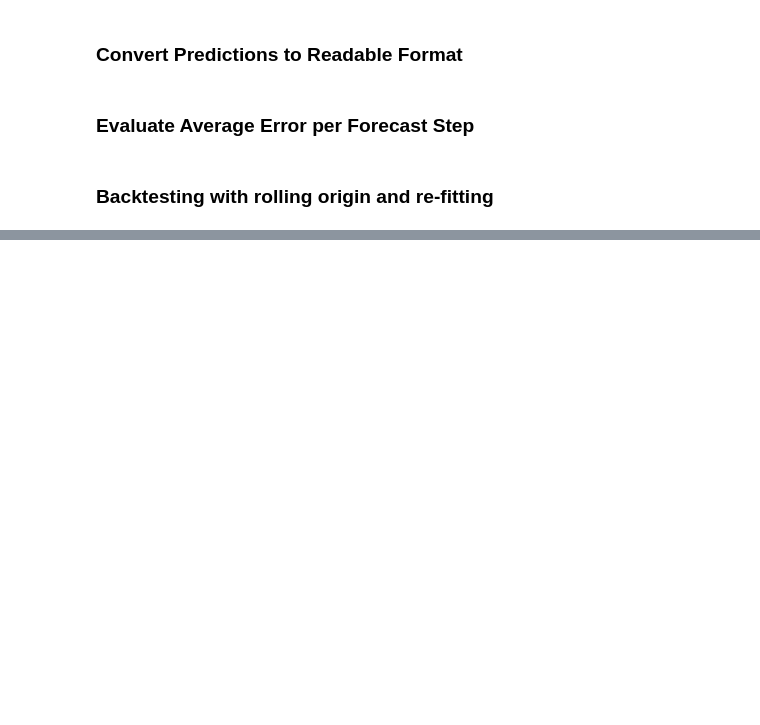
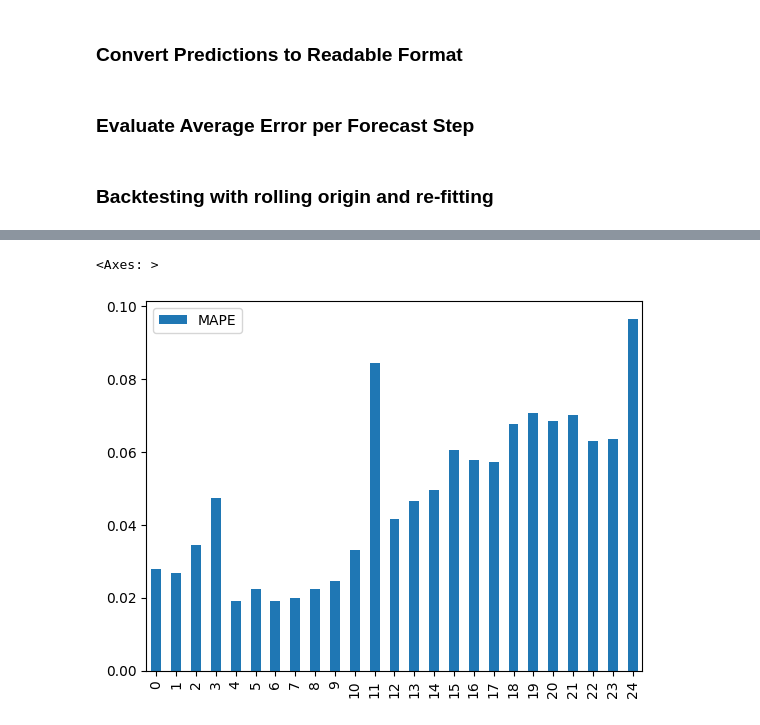
Before and after one commit to karl-richter/ModularProphet, a Jupyter notebook: forecaster.ipynb, the cells around one changed output, grey strips where cells are left out. Cells and saved outputs as stored; diff of their text form; code cells hidden in the pictures; blank space fills up the shorter version.

```diff
--- a/forecaster.ipynb
+++ b/forecaster.ipynb
@@ -164,3 +173,8 @@ pd.DataFrame(metrics).T[["MAE", "RMSE", "MAPE"]].plot.bar()
+# %%
+pd.DataFrame(metrics).T[["MAPE"]].plot.bar()
+# %% [output]
+<Axes: >
+[figure, added]
 # %%
 pd.DataFrame(metrics).T[["MASE", "sMASE"]].plot.bar()
 # %% [output]
```
Also changed, not shown: parts of 21 cells of this notebook.
